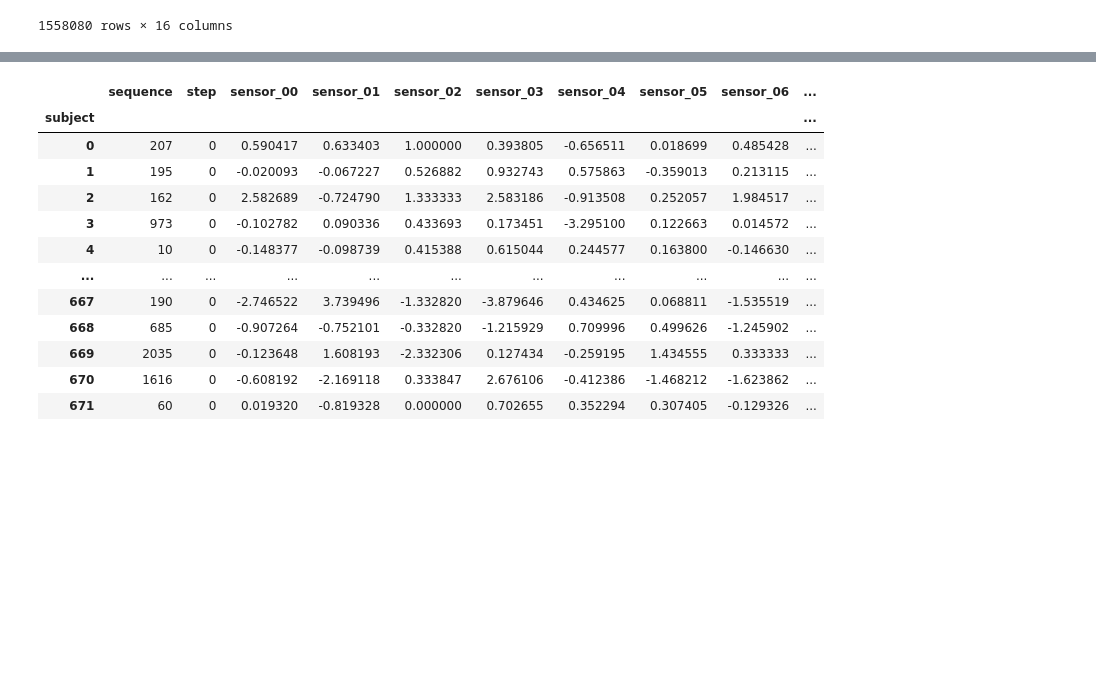
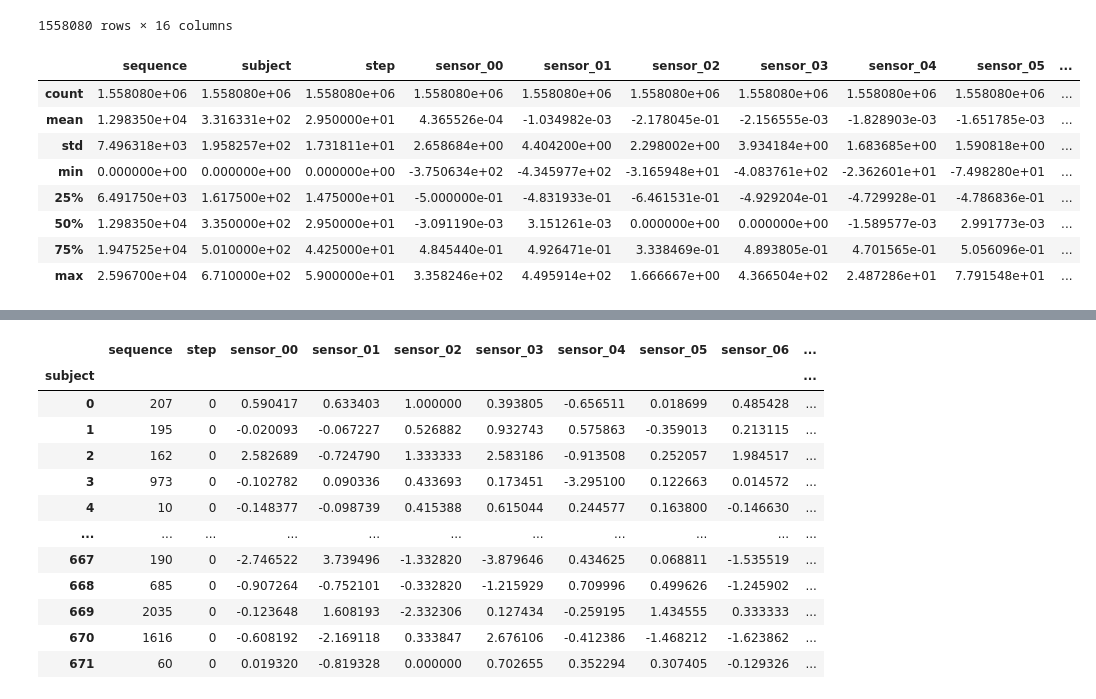
Before and after one commit to tathagatsathe/kaggle, a Jupyter notebook: Tabular Playground Series - Apr 2022.ipynb, the cells around one changed output, grey strips where cells are left out. Saved outputs shown, nothing was run; the diff lists cells and outputs as text; code cells hidden in the pictures; blank space fills up the shorter version.

```diff
--- a/Tabular Playground Series - Apr 2022.ipynb
+++ b/Tabular Playground Series - Apr 2022.ipynb
@@ -43,6 +43,18 @@ df
 | 1558078 | 25967 | 327 | 58 | 1.278980 | 1.711134 | -1.522820 | 0.802655 | -0.460541 | -0.055348 | ... |
 | 1558079 | 25967 | 327 | 59 | -1.136012 | -3.702731 | -1.332820 | -0.766372 | -0.430027 | -0.091997 | ... |
 1558080 rows × 16 columns
+# %%
+df.describe()
+# %% [output]
+|  | sequence | subject | step | sensor_00 | sensor_01 | sensor_02 | sensor_03 | sensor_04 | sensor_05 | ... |
+| count | 1.558080e+06 | 1.558080e+06 | 1.558080e+06 | 1.558080e+06 | 1.558080e+06 | 1.558080e+06 | 1.558080e+06 | 1.558080e+06 | 1.558080e+06 | ... |
+| mean | 1.298350e+04 | 3.316331e+02 | 2.950000e+01 | 4.365526e-04 | -1.034982e-03 | -2.178045e-01 | -2.156555e-03 | -1.828903e-03 | -1.651785e-03 | ... |
+| std | 7.496318e+03 | 1.958257e+02 | 1.731811e+01 | 2.658684e+00 | 4.404200e+00 | 2.298002e+00 | 3.934184e+00 | 1.683685e+00 | 1.590818e+00 | ... |
+| min | 0.000000e+00 | 0.000000e+00 | 0.000000e+00 | -3.750634e+02 | -4.345977e+02 | -3.165948e+01 | -4.083761e+02 | -2.362601e+01 | -7.498280e+01 | ... |
+| 25% | 6.491750e+03 | 1.617500e+02 | 1.475000e+01 | -5.000000e-01 | -4.831933e-01 | -6.461531e-01 | -4.929204e-01 | -4.729928e-01 | -4.786836e-01 | ... |
+| 50% | 1.298350e+04 | 3.350000e+02 | 2.950000e+01 | -3.091190e-03 | 3.151261e-03 | 0.000000e+00 | 0.000000e+00 | -1.589577e-03 | 2.991773e-03 | ... |
+| 75% | 1.947525e+04 | 5.010000e+02 | 4.425000e+01 | 4.845440e-01 | 4.926471e-01 | 3.338469e-01 | 4.893805e-01 | 4.701565e-01 | 5.056096e-01 | ... |
+| max | 2.596700e+04 | 6.710000e+02 | 5.900000e+01 | 3.358246e+02 | 4.495914e+02 | 1.666667e+00 | 4.366504e+02 | 2.487286e+01 | 7.791548e+01 | ... |
 # %%
 data = pd.concat([df,test])
 # %%
```
Also changed, not shown: parts of 1 cell of this notebook.
